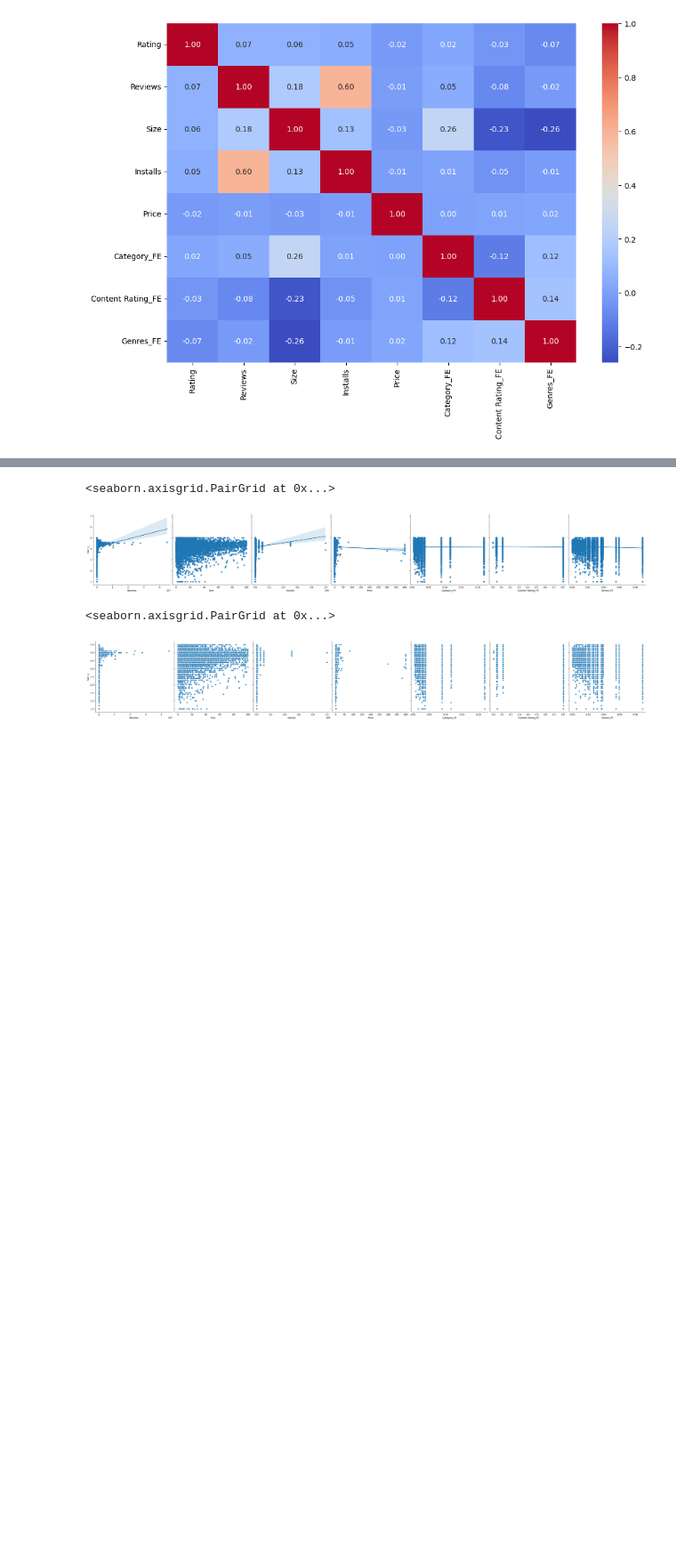
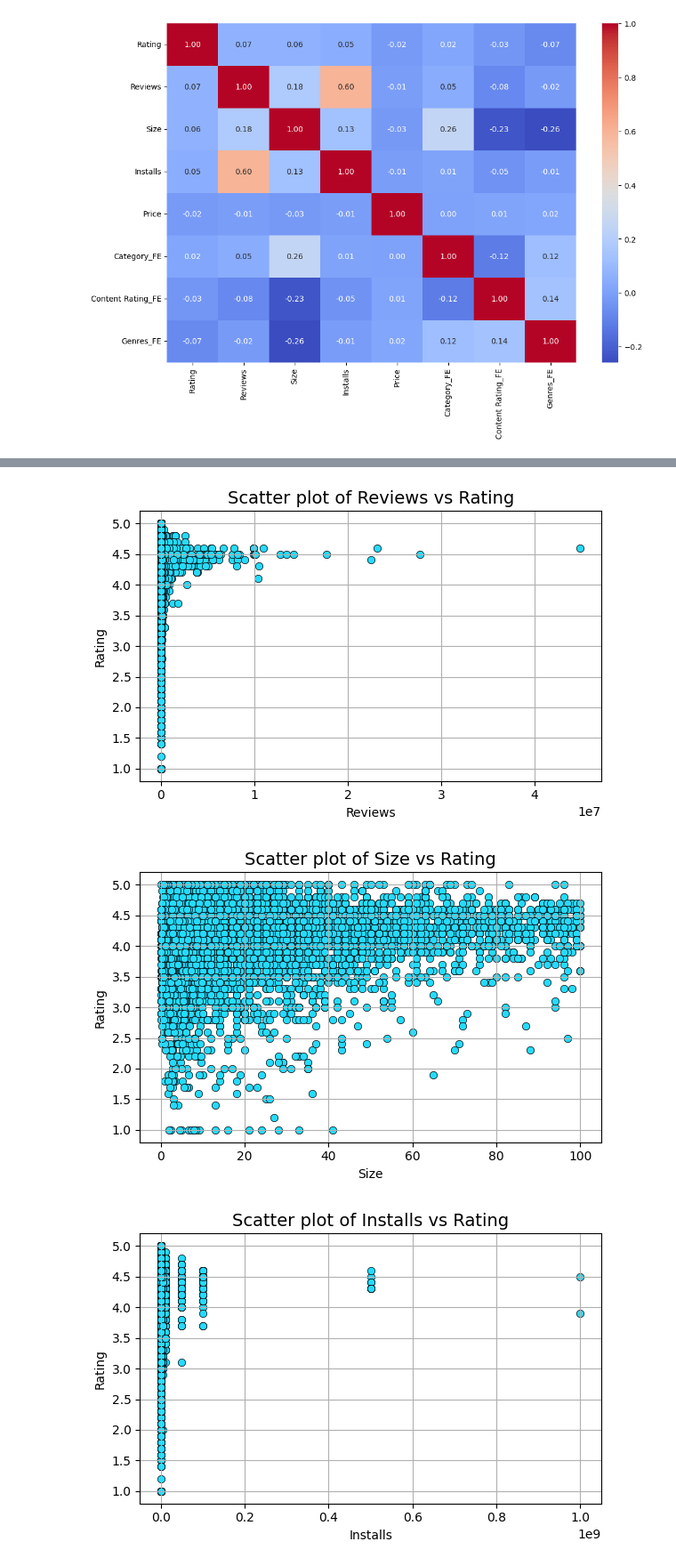
Before and after one commit to jjosorioc/Project-ADES-MESW0009, a Jupyter notebook: dataset_analysis.ipynb, the cells around one changed output, grey strips where cells are left out. Shown at 89% size. Cells and saved outputs as stored; diff of their text form; code cells hidden in the pictures; blank space fills up the shorter version.

Commit message:
Scatter plots for numerical variables

```diff
--- a/dataset_analysis.ipynb
+++ b/dataset_analysis.ipynb
@@ -685,12 +685,30 @@ plt.show()
-# %%
-# Remove 'Rating' from the list of numeric columns
-numeric_cols = numeric_cols.drop('Rating')
-sns.pairplot(df, height=5, y_vars=['Rating'], x_vars=numeric_cols, kind='reg')
-# %% [output]
-<seaborn.axisgrid.PairGrid at 0x...>
-[figure, removed]
-# %%
-sns.pairplot(df, height=5, y_vars=['Rating'], x_vars=numeric_cols, kind='scatter')
-# %% [output]
-<seaborn.axisgrid.PairGrid at 0x...>
-[figure, removed]
+# %%
+# Remove 'Rating' from the list of numeric columns
+numeric_cols = numeric_cols.drop('Rating')
+
+# Define a cool color palette
+cool_palette = sns.color_palette("cool")
+
+# Iterate over each numeric column
+for col in numeric_cols:
+    # Create a new figure with specified size
+    plt.figure(figsize=(6, 4))
+
+    # Scatter plot with custom aesthetics
+    sns.scatterplot(x=col, y='Rating', data=df, color=cool_palette[0], edgecolor='k')
+
+    # Set labels and title with custom font sizes
+    plt.xlabel(col)
+    plt.ylabel('Rating')
+    plt.title(f'Scatter plot of {col} vs Rating', fontsize=14)
+
+    # Add grid and adjust layout
+    plt.grid(True)
+    plt.tight_layout()
+
+    # Show plot
+    plt.show()
+# %% [output]
+[figure, added]
+[figure, added]
+[figure, added]
```
Also changed, not shown: parts of 2 cells of this notebook.
